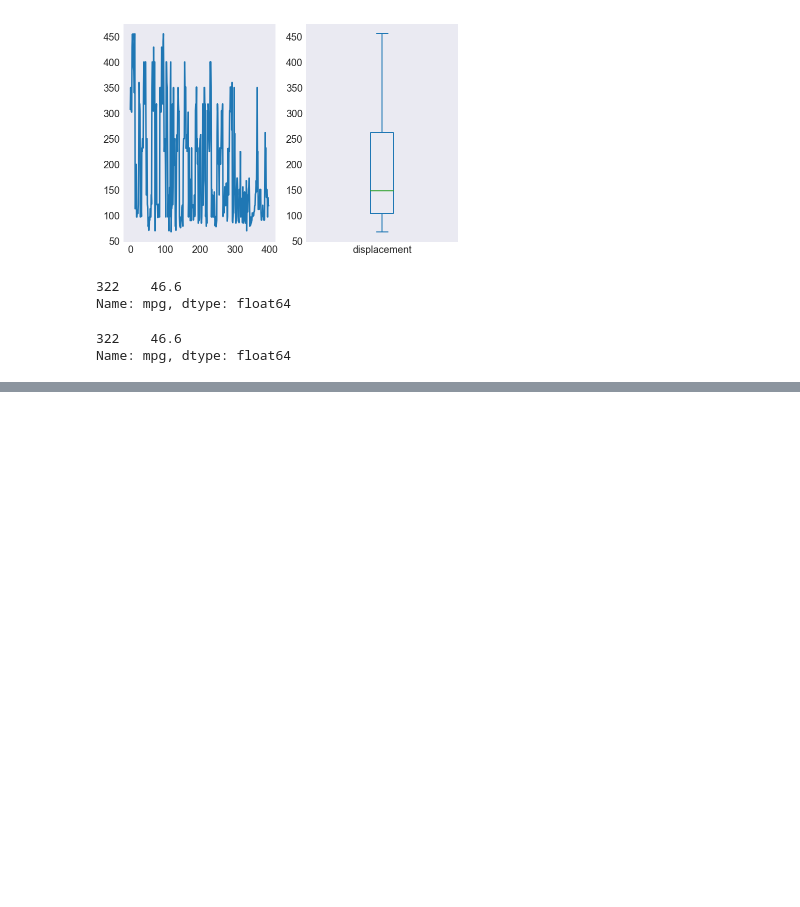
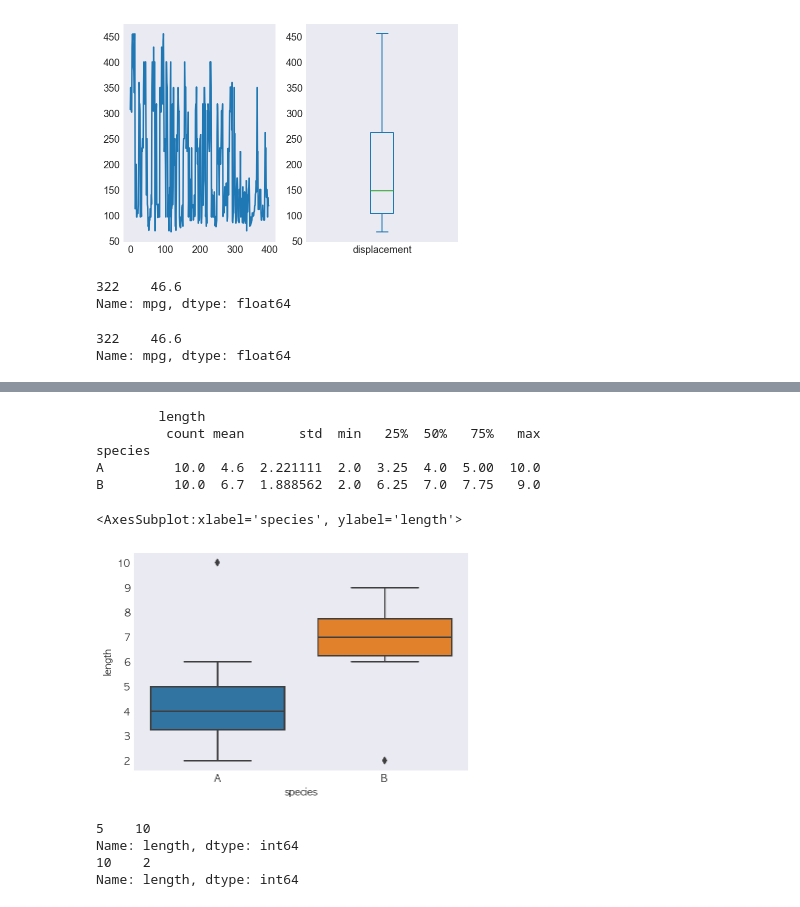
Before and after one commit to InChil2/Mac, a Jupyter notebook: visualization/시각화1.ipynb, the cells around one changed output, grey strips where cells are left out. Cells and saved outputs as stored; diff of their text form; code cells hidden in the pictures; blank space fills up the shorter version.

```diff
--- a/visualization/시각화1.ipynb
+++ b/visualization/시각화1.ipynb
@@ -340,0 +442,32 @@ Name: mpg, dtype: float64
+# %%
+fish_multi.iloc[5,1] = 10
+fish_multi.iloc[10,1] = 2
+print(fish_multi.groupby('species').describe())
+# %% [output]
+        length
+         count mean       std  min   25%  50%   75%   max
+species
+A         10.0  4.6  2.221111  2.0  3.25  4.0  5.00  10.0
+B         10.0  6.7  1.888562  2.0  6.25  7.0  7.75   9.0
+# %%
+# 과제
+# A, b 그룹의 Box Plot을 그리고 이상치를 구하세요
+sns.boxplot(x='species',y='length',data=fish_multi)
+# %% [output]
+<AxesSubplot:xlabel='species', ylabel='length'>
+[figure, added]
+# %%
+def wow(a):
+    q1, q3 = np.percentile(a,[25,75])
+    iqr = q3 - q1
+    return a[((a <= (q1 - 1.5 * iqr)) | (a >= (q3 + 1.5 * iqr)))]
+
+a = wow(fish_multi.groupby(['species']).get_group('A')['length'])
+b = wow(fish_multi.groupby(['species']).get_group('B')['length'])
+print(a)
+print(b)
+# %% [output]
+5    10
+Name: length, dtype: int64
+10    2
+Name: length, dtype: int64
```
Also changed, not shown: parts of 44 cells of this notebook, 12 other files.
